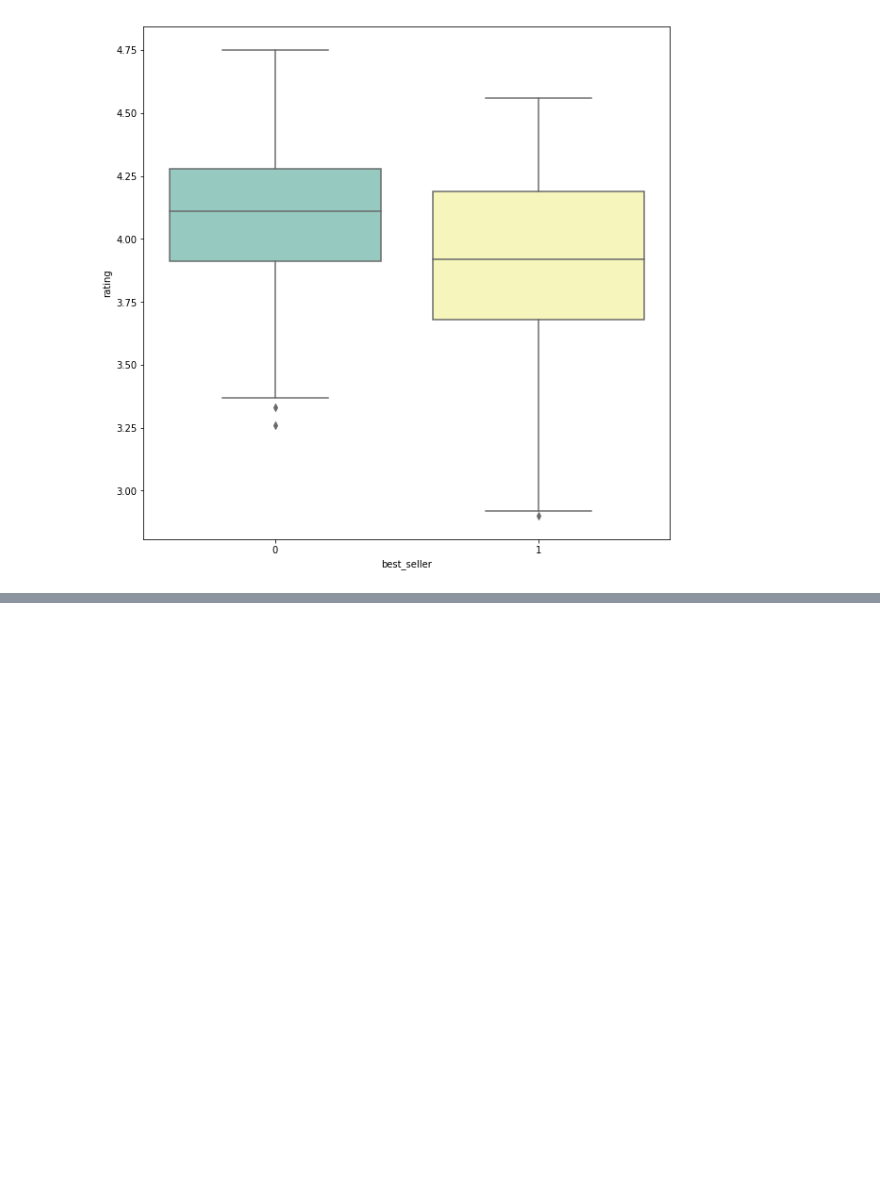
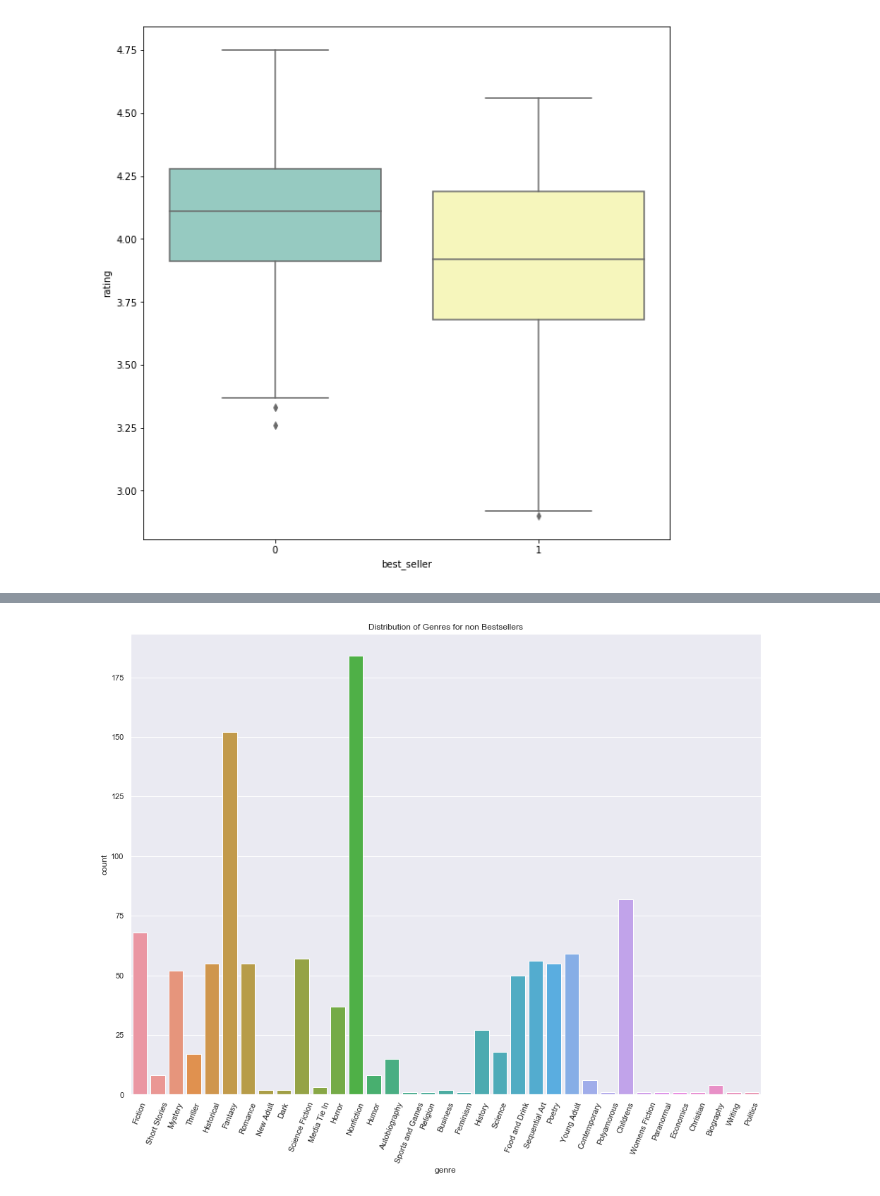
Before and after one commit to robillersomeone/NYT_bestsellers, a Jupyter notebook: initial_EDA.ipynb, the cells around one changed output, grey strips where cells are left out. Cells and saved outputs as stored; diff of their text form; code cells hidden in the pictures; blank space fills up the shorter version.

```diff
--- a/initial_EDA.ipynb
+++ b/initial_EDA.ipynb
@@ -8,0 +15,2 @@ df = pd.read_csv('csv_files/9_1_all_books_df.csv')
+# %%
+off_the_list_df = df.loc[df['best_seller'] == 0]
@@ -27,0 +62,9 @@ ax = sns.boxplot(x=df["best_seller"], y=df['rating'],
+# %%
+# this plot is for books that are not bestsellers
+sns.set(rc={'figure.figsize':(16,12)})
+sns.countplot(off_the_list_df['genre'],label="Count", )
+plt.xticks(rotation=68)
+plt.title('Distribution of Genres for non Bestsellers')
+plt.show()
+# %% [output]
+[figure, added]
```
Also changed, not shown: parts of 7 cells of this notebook, 1 other file.
